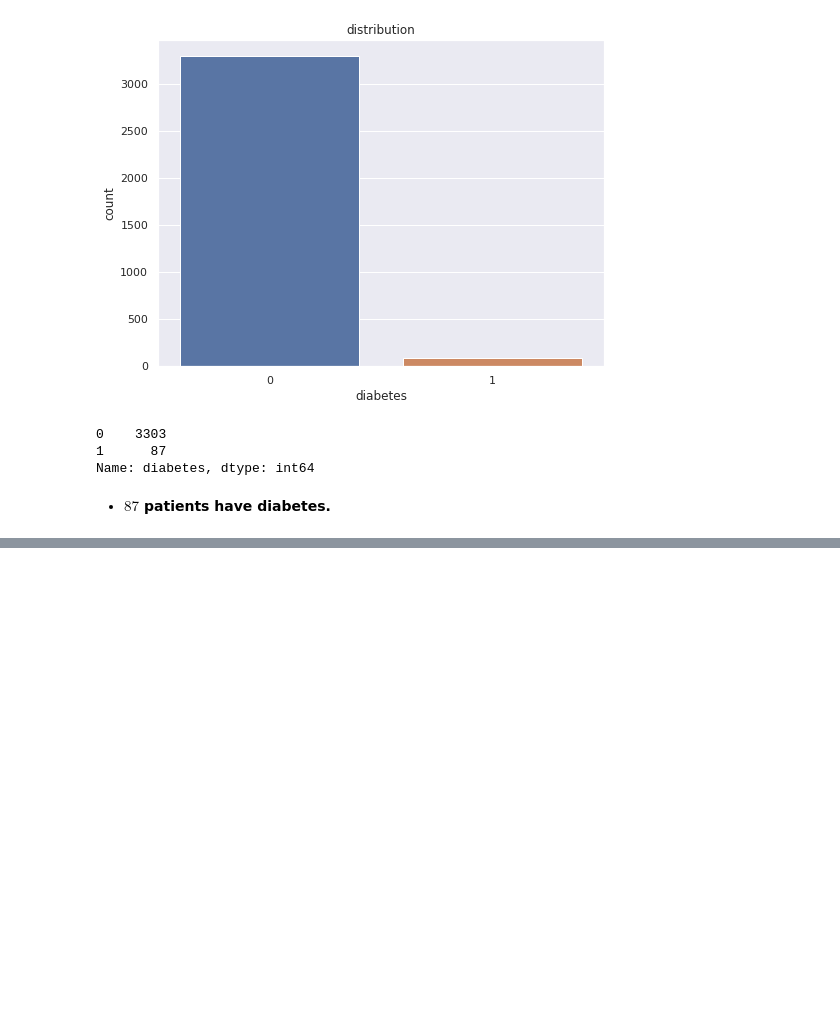
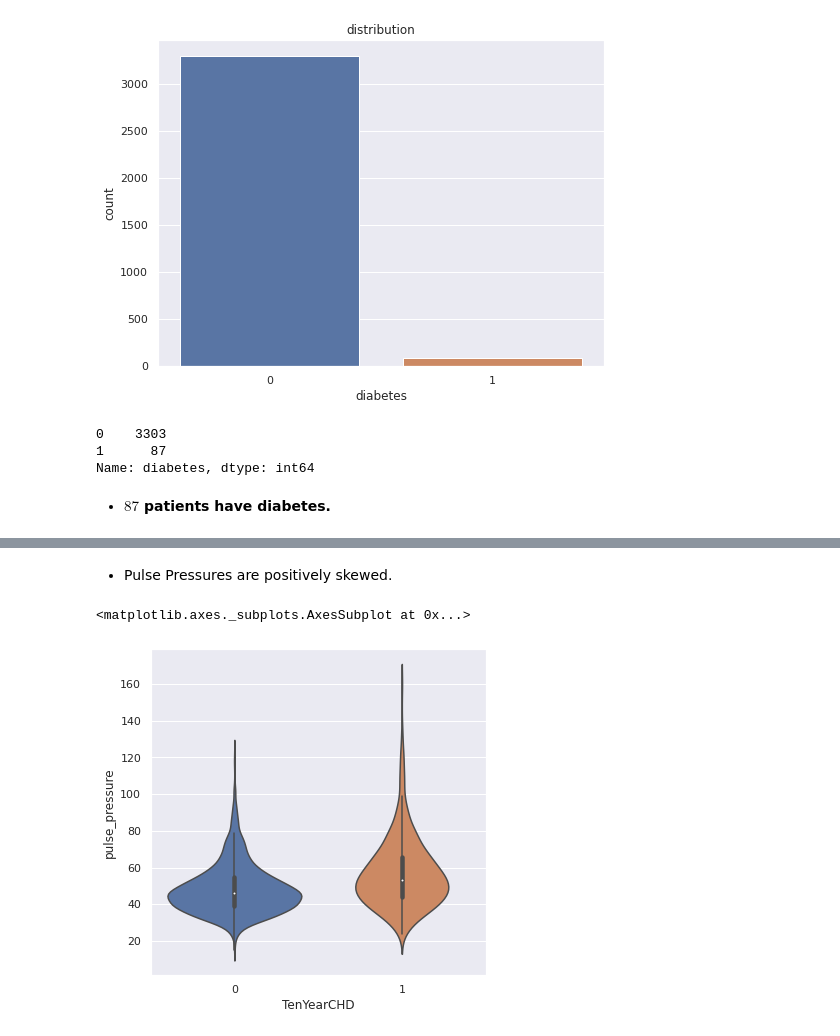
Before and after one commit to vir097/Cardiovascular-Risk-Prediction--Viral-Shewale, a Jupyter notebook: Cardiovascular_risk_prediction_Viral_Shewale.ipynb, the cells around one changed output, grey strips where cells are left out. Saved outputs shown, nothing was run; the diff lists cells and outputs as text; code cells hidden in the pictures; blank space fills up the shorter version.

```diff
--- a/Cardiovascular_risk_prediction_Viral_Shewale.ipynb
+++ b/Cardiovascular_risk_prediction_Viral_Shewale.ipynb
@@ -534,0 +624,9 @@ Name: diabetes, dtype: int64
+# %% [markdown]
+* Pulse Pressures are positively skewed.
+# %%
+# visualization of pulse pressure vs TanYearCHD
+plt.figure(figsize=(6,6))
+sns.violinplot(x='TenYearCHD',y='pulse_pressure',data=df,size=6)
+# %% [output]
+<matplotlib.axes._subplots.AxesSubplot at 0x...>
+[figure, added]
```
Also changed, not shown: parts of 17 cells of this notebook.
